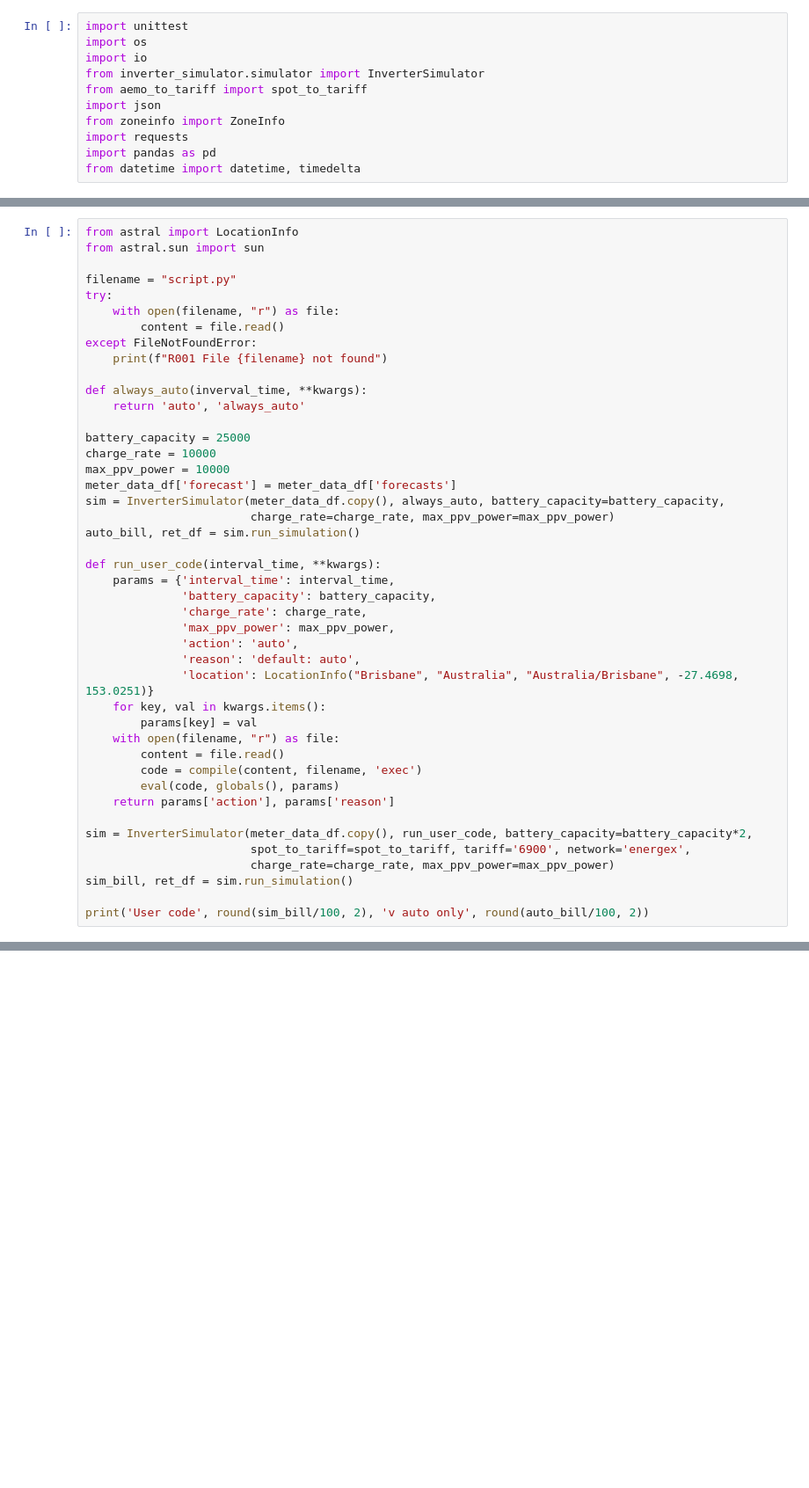
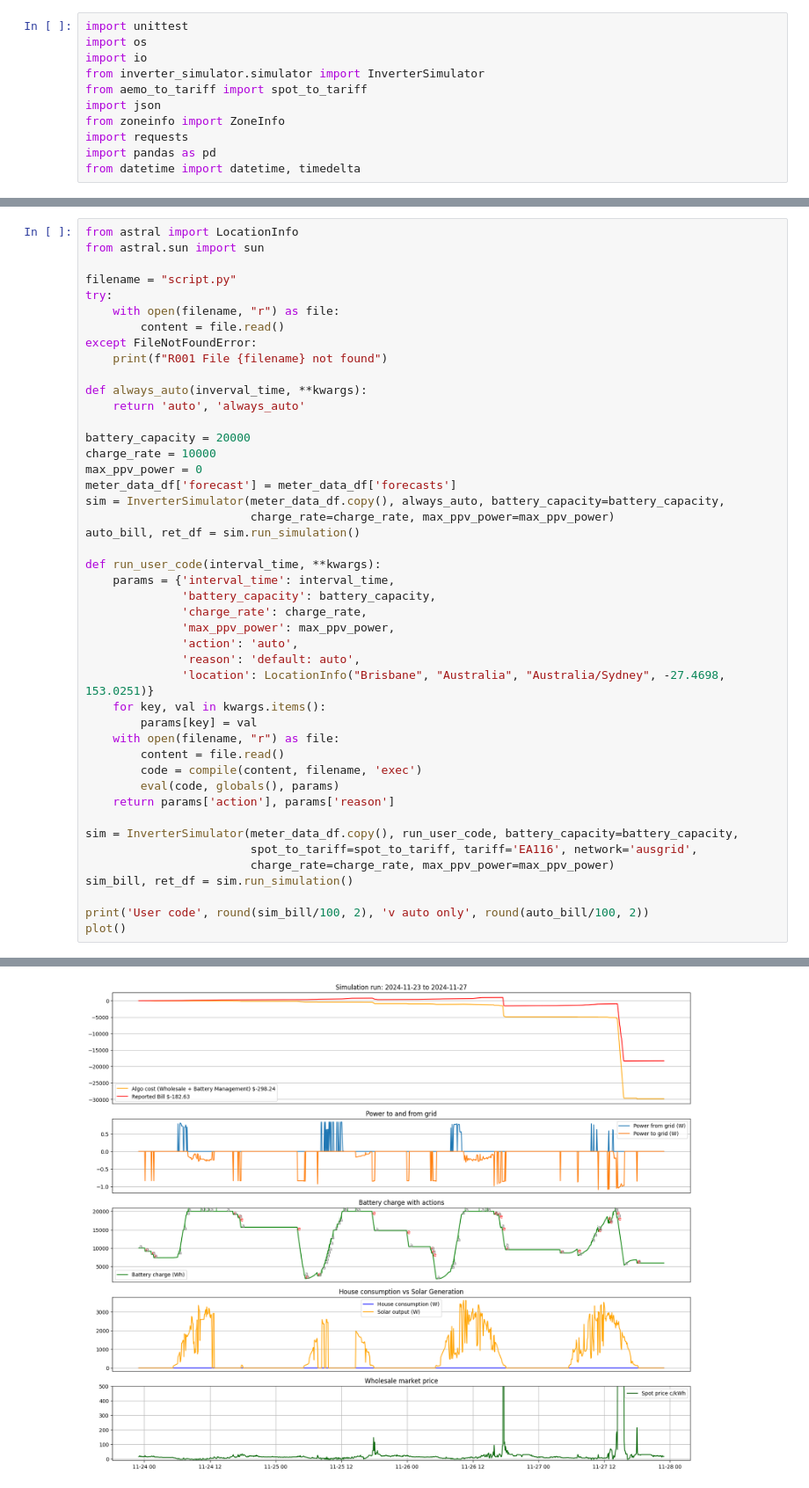
Before and after one commit to rbollar/powston_script, a Jupyter notebook: run-script-sim.ipynb, the cells around one changed output, grey strips where cells are left out. Shown at 88% size. Cells and saved outputs as stored; diff of their text form; blank space fills up the shorter version.

```diff
--- a/run-script-sim.ipynb
+++ b/run-script-sim.ipynb
@@ -49,9 +173,9 @@ except FileNotFoundError:
 def always_auto(inverval_time, **kwargs):
     return 'auto', 'always_auto'
 
-battery_capacity = 25000
+battery_capacity = 20000
 charge_rate = 10000
-max_ppv_power = 10000
+max_ppv_power = 0
 meter_data_df['forecast'] = meter_data_df['forecasts']
 sim = InverterSimulator(meter_data_df.copy(), always_auto, battery_capacity=battery_capacity,
                         charge_rate=charge_rate, max_ppv_power=max_ppv_power)
@@ -64,7 +188,7 @@ def run_user_code(interval_time, **kwargs):
               'max_ppv_power': max_ppv_power,
               'action': 'auto',
               'reason': 'default: auto',
-              'location': LocationInfo("Brisbane", "Australia", "Australia/Brisbane", -27.4698, 153.0251)}
+              'location': LocationInfo("Brisbane", "Australia", "Australia/Sydney", -27.4698, 153.0251)}
     for key, val in kwargs.items():
         params[key] = val
     with open(filename, "r") as file:
@@ -73,9 +197,11 @@ def run_user_code(interval_time, **kwargs):
         eval(code, globals(), params)
     return params['action'], params['reason']
 
-sim = InverterSimulator(meter_data_df.copy(), run_user_code, battery_capacity=battery_capacity*2,
-                        spot_to_tariff=spot_to_tariff, tariff='6900', network='energex',
+sim = InverterSimulator(meter_data_df.copy(), run_user_code, battery_capacity=battery_capacity,
+                        spot_to_tariff=spot_to_tariff, tariff='EA116', network='ausgrid',
                         charge_rate=charge_rate, max_ppv_power=max_ppv_power)
 sim_bill, ret_df = sim.run_simulation()
 
 print('User code', round(sim_bill/100, 2), 'v auto only', round(auto_bill/100, 2))
+plot()
+# %% [output]
@@ -81,0 +209 @@ print('User code', round(sim_bill/100, 2), 'v auto only', round(auto_bill/100, 2
+[figure, added]
```
Also changed, not shown: parts of 5 cells of this notebook.
